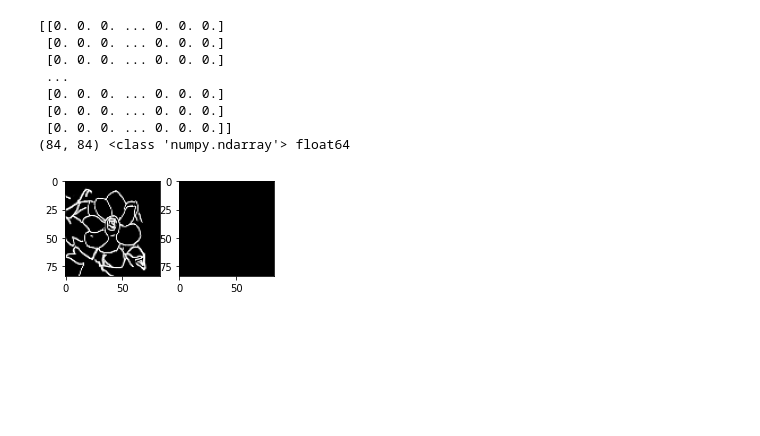
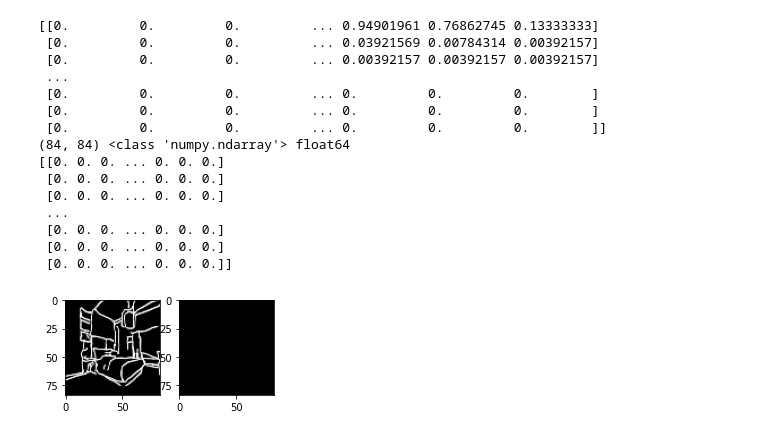
Before and after one commit to shrr98/sketching, a Jupyter notebook: coba.ipynb, the cells around one changed output. Drawn from its saved outputs; the diff is of its cells as text; code cells hidden in the pictures; blank space fills up the shorter version.

```diff
--- a/coba.ipynb
+++ b/coba.ipynb
@@ -62,9 +65,9 @@ class DoodleSDQModel():
 
     def train(self,training_gen, validation_data, epochs, init_epoch=0):
         reduce_lr = ReduceLROnPlateau(monitor='val_loss', factor=0.3, patience=7, verbose=1)
-        early_stopping = EarlyStopping(monitor='val_loss', min_delta=0, patience=15, verbose=1)
+        early_stopping = EarlyStopping(monitor='val_loss',min_delta=0, patience=15, verbose=1,)
         tensorboard = TensorBoard(
-                              log_dir='logs/layer2048-242-curr-2',
+                              log_dir='logs/'+name,
                               histogram_freq=0,
                               write_images=True
                             )
@@ -130,5 +133,5 @@ valid_gen = RandomStrokeGenerator(batch_size=242, num_data=968, min_strokes=4, m
 global_size = (84,84,4)
 local_size = (11,11,2)
 model1 = DoodleSDQModel(global_input_size=global_size, local_input_size=local_size, output_size=242)
-model_base = DoodleSDQModel(global_input_size=global_size, local_input_size=local_size, output_size=121)
+model_base = DoodleSDQModel(global_input_size=global_size, local_input_size=local_size, output_size=242)
 # %%
@@ -140,3 +143,3 @@ keras.utils.plot_model(model1.model, "doodle_sdq.png", show_shapes=True)
 # %%
-model1.train(training_gen, valid_gen, 150, init_epoch=0)
+model1.train(training_gen, valid_gen, 60, init_epoch=0)
 # %% [output]
@@ -262,3 +267,15 @@ for i in range(12):
     plt.imshow(ref, cmap='gray')
 
 plt.show()
+# %%
+X,y = training_gen.__getitem__(0)
+Ys = y
+pred = model1.model.predict(X)
+y_pred = np.argmax(pred, axis=1)
+y_preds = y_pred
+for i in range(1, len(training_gen)):
+    X,y = training_gen.__getitem__(i)
+    pred = model1.model.predict(X)
+    y_pred = np.argmax(pred, axis=1)
+    Ys = np.concatenate((Ys,y))
+    y_preds = np.concatenate((y_preds,y_pred))
@@ -290,14 +329,14 @@ from copy import deepcopy
 drawer_test = Drawer()
 drawer_test.reset()
 drawer_test.set_pen_position((40,40))
-strokes = 500
+strokes = 200
 
 drawer_ref = deepcopy(drawer_test)
 # Test using random stroke
 # ref = generate_test(drawer_ref, strokes)
 
 # Test using image
-ref = get_image('../Sketch/PhotoSketch/Exp/PhotoSketch/Results/International_Flower_Day_1200x1200.png')
+ref = get_image('../Sketch/PhotoSketch/Exp/PhotoSketch/Results/bedroom.png')
 drawer_ref.set_canvas(ref)
 
 
@@ -307,37 +346,45 @@ rows = 1
 fig.add_subplot(rows, cols, 1)
 plt.imshow(ref, cmap='gray')
 fig.add_subplot(rows, cols, 2)
+print(drawer_test.get_canvas())
 plt.imshow(drawer_test.get_canvas(), cmap='gray')
 
 plt.show()
 canvas = []
 
 for i in range(strokes):
     # Prepare X
     dis = drawer_test.get_distance_map()
     col = drawer_test.get_color_map()
     cp = drawer_test.get_patch()
     rp = drawer_ref.get_patch(drawer_test.get_pen_position())
     x = np.stack( (ref, drawer_test.get_canvas(), dis, col), axis=2)
     p = np.stack( (cp, rp), axis=2)
 
     x = np.expand_dims(x, axis=0)
     p = np.expand_dims(p, axis=0)
 
-    pred = model.predict([x,p])
+    pred = model1.model.predict([x,p])
     action = np.argmax(pred)
     drawer_test.do_action(action)
     canvas.append(drawer_test.get_canvas())
 # %% [output]
+[[0.         0.         0.         ... 0.94901961 0.76862745 0.13333333]
+ [0.         0.         0.         ... 0.03921569 0.00784314 0.00392157]
+ [0.         0.         0.         ... 0.00392157 0.00392157 0.00392157]
+ ...
+ [0.         0.         0.         ... 0.         0.         0.        ]
+ [0.         0.         0.         ... 0.         0.         0.        ]
+ [0.         0.         0.         ... 0.         0.         0.        ]]
+(84, 84) <class 'numpy.ndarray'> float64
 [[0. 0. 0. ... 0. 0. 0.]
  [0. 0. 0. ... 0. 0. 0.]
  [0. 0. 0. ... 0. 0. 0.]
  ...
  [0. 0. 0. ... 0. 0. 0.]
  [0. 0. 0. ... 0. 0. 0.]
  [0. 0. 0. ... 0. 0. 0.]]
-(84, 84) <class 'numpy.ndarray'> float64
-[figure, old version]
+[figure, new version]
 # %%
 cols = 4
 rows = strokes//cols + 1
```
Also changed, not shown: parts of 13 cells of this notebook, 8 other files.
